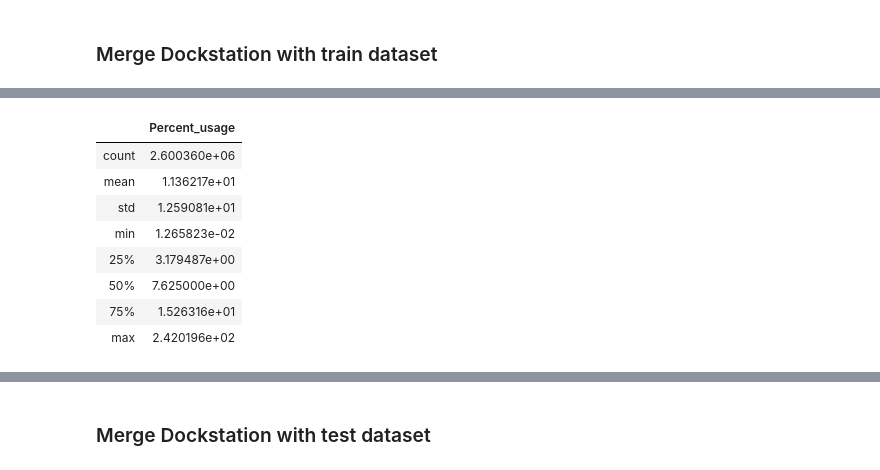
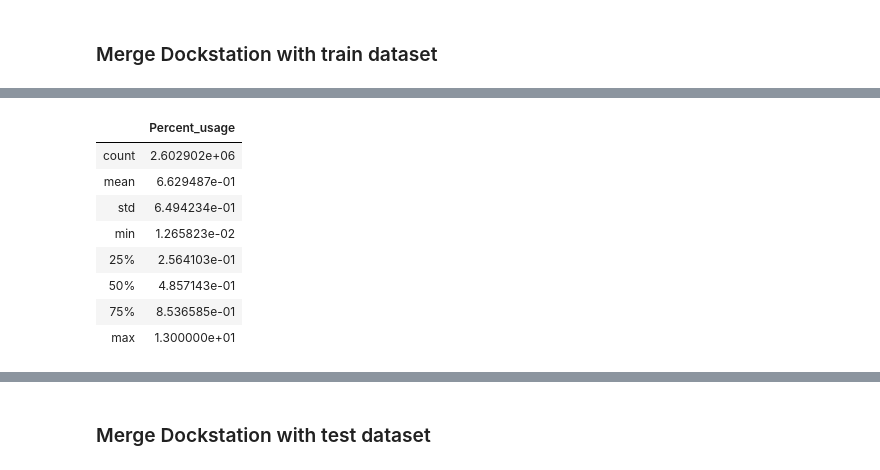
Before and after one commit to zhangym1256/Citi-Bike-Capstone, a Jupyter notebook: may/Data_Preping.ipynb, the cells around one changed output, grey strips where cells are left out. Drawn from its saved outputs; the diff is of its cells as text; code cells hidden in the pictures.

```diff
--- a/may/Data_Preping.ipynb
+++ b/may/Data_Preping.ipynb
@@ -404,10 +391,0 @@ dock_station_train_merged.loc[dock_station_train_merged['start_station_ID'].isin
-# %%
-# Sanity check and overwrite errors in dock capacity
-mask = dock_station_train_merged['tot_docks']!=0
-dock_station_train_merged = dock_station_train_merged[mask]# remove stations that have 0 tot_docks
-mask1 = (dock_station_train_merged['tot_docks']==1) & (dock_station_train_merged['start_station_ID']==3459)
-dock_station_train_merged['tot_docks'][mask1]=34 ### impute tot_docks due to nonsense total_docks for a few entries
-mask2 = (dock_station_train_merged['tot_docks']==7) & (dock_station_train_merged['start_station_ID']==3255)
-dock_station_train_merged['tot_docks'][mask2]=19 ### impute tot_docks due to nonsense total_docks for a few entries
-mask3 = (dock_station_train_merged['tot_docks']==3) & (dock_station_train_merged['start_station_ID']==3467)
-dock_station_train_merged['tot_docks'][mask3]=44 ### impute tot_docks due to nonsense total_docks for a few entries
@@ -431,19 +404,16 @@ dock_station_train_merged.head()
 | 4 | 203 | 2017-01-25 18:18:56 | 2017-01-25 18:22:20 | 525.0 | W 34 St & 11 Ave | 40.755942 | ... |
 # %%
 # Define a new column: percent_usage for each station
-dock_station_train_merged['Percent_usage'] = (dock_station_train_merged['start_station_checkin_counts']+\
-                                              dock_station_train_merged['start_station_checkout_counts']/\
-                                              dock_station_train_merged['tot_docks'])
-
+dock_station_train_merged['Percent_usage'] = dock_station_train_merged['start_station_total_counts']/dock_station_train_merged['tot_docks']
 dock_station_train_merged[['Percent_usage']].describe()
 # %% [output]
 |  | Percent_usage |
-| count | 2.600360e+06 |
-| mean | 1.136217e+01 |
-| std | 1.259081e+01 |
+| count | 2.602902e+06 |
+| mean | 6.629487e-01 |
+| std | 6.494234e-01 |
 | min | 1.265823e-02 |
-| 25% | 3.179487e+00 |
-| 50% | 7.625000e+00 |
-| 75% | 1.526316e+01 |
-| max | 2.420196e+02 |
+| 25% | 2.564103e-01 |
+| 50% | 4.857143e-01 |
+| 75% | 8.536585e-01 |
+| max | 1.300000e+01 |
 # %%
```
Also changed, not shown: parts of 25 cells of this notebook, 1 other file.
